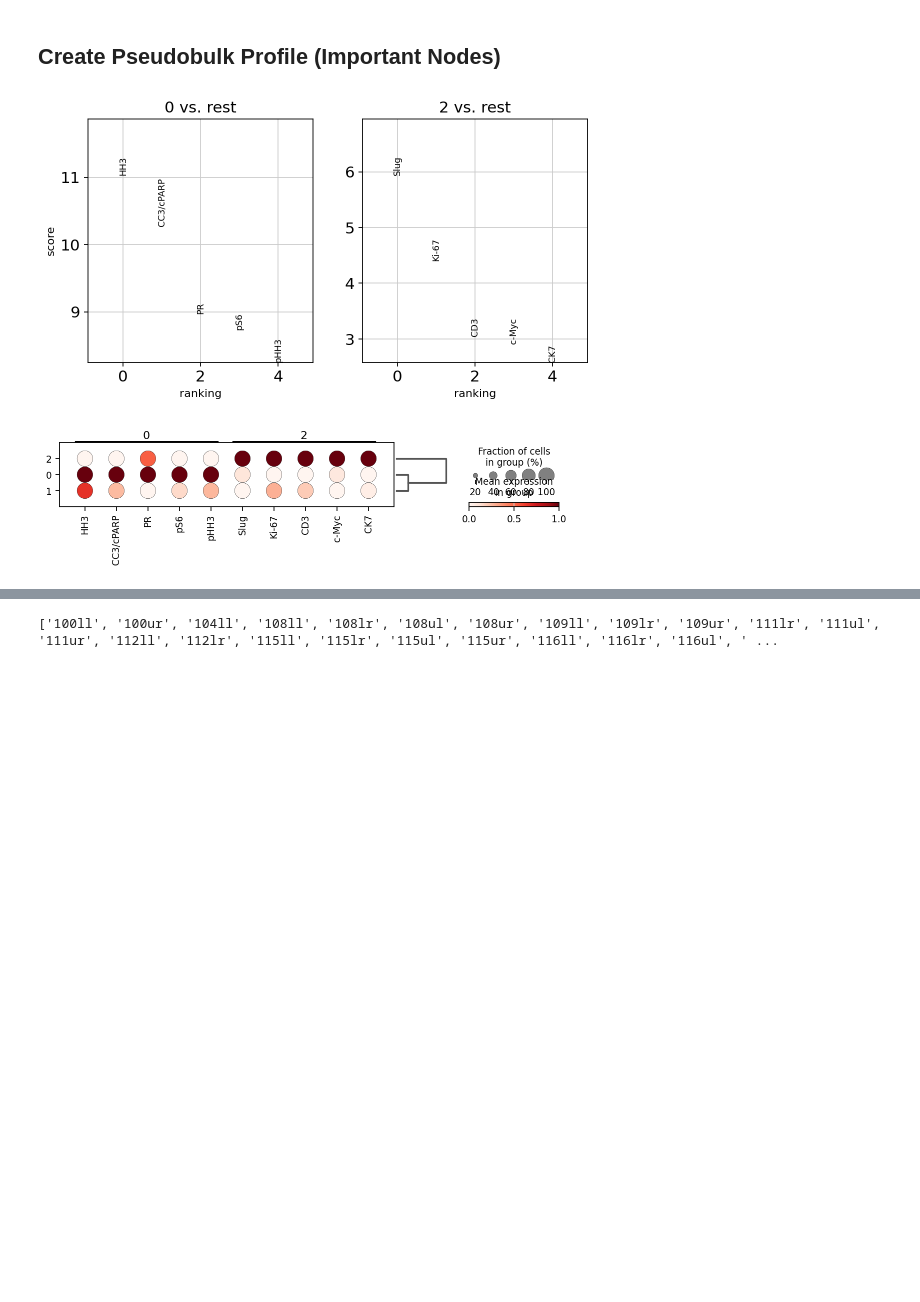
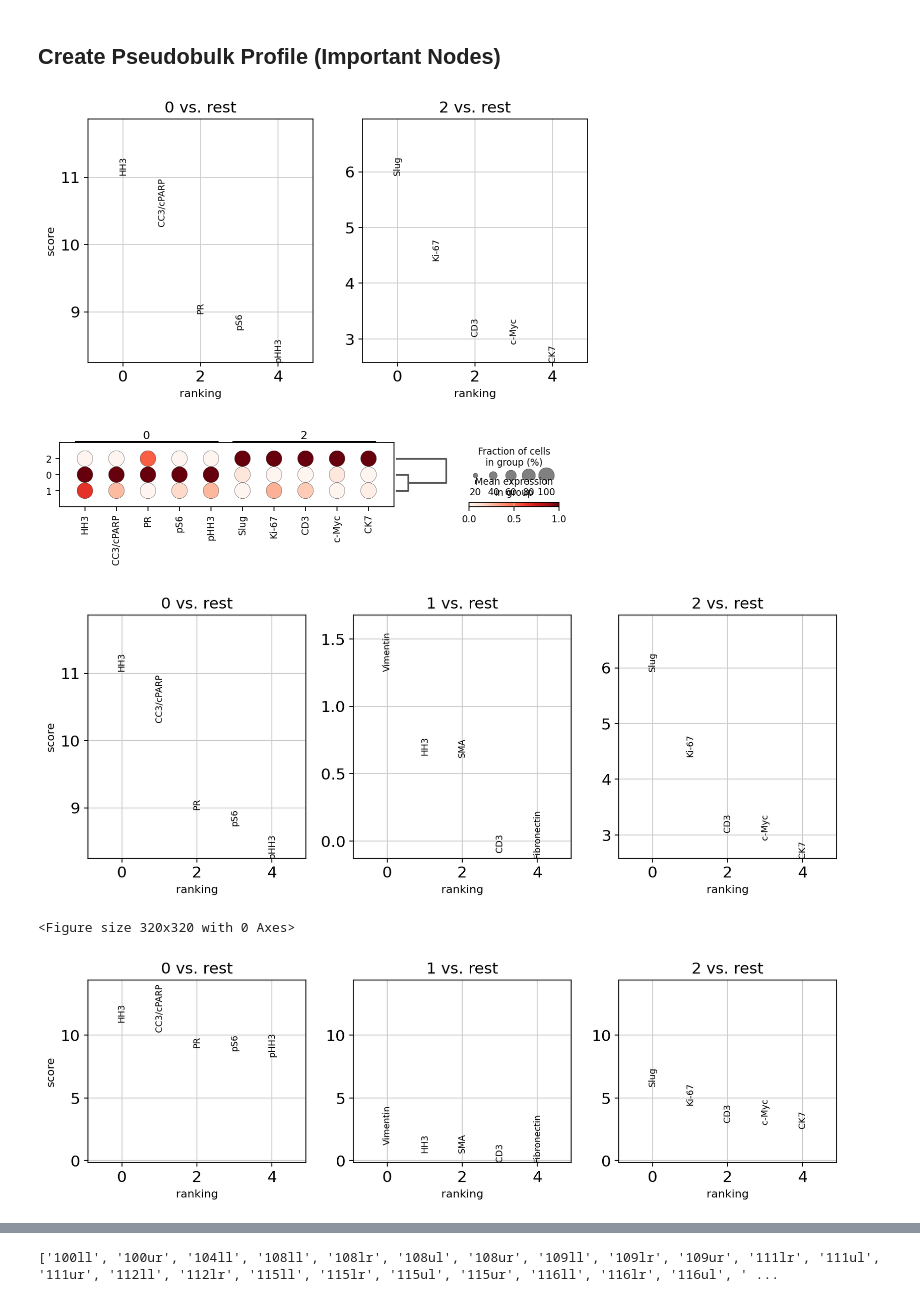
Before and after one commit to saezlab/GNNClinicalOutcomePrediction, a Jupyter notebook: bin/embedding_clustering_JacksonFischer.ipynb, the cells around one changed output, grey strips where cells are left out. Saved outputs shown, nothing was run; the diff lists cells and outputs as text; code cells hidden in the pictures; blank space fills up the shorter version.

```diff
--- a/bin/embedding_clustering_JacksonFischer.ipynb
+++ b/bin/embedding_clustering_JacksonFischer.ipynb
@@ -204,31 +204,55 @@ pdata_imp_vs_unimp = dc.get_pseudobulk(
     min_counts=0
 )
 
 # create a new pseudobulk anndata with only important nodes
 pdata_imp = pdata_imp_vs_unimp[pdata_imp_vs_unimp.obs_names.str.contains("True"),:].copy()
 new_obs_names = [obs_n.split("_")[0] for obs_n in pdata_imp.obs_names]
 pdata_imp.obs_names = new_obs_names
 
 pdata_imp.obs["leiden"] = adata_emb.obs["leiden"]
 pdata_imp.obsm["X_umap"] = adata_emb.obsm["X_umap"]
 
 sc.tl.rank_genes_groups(pdata_imp, groupby=f"leiden", method='wilcoxon', groups=["0", "2"], key_added = f"wilcoxon")
 
 rcParams['figure.figsize']=(4,4)
 plt.rcParams.update({'font.size': 10})
 plt.rcParams.update({'axes.labelsize' : 10})
 
 sc.pl.rank_genes_groups(pdata_imp, n_genes=5, sharey=False,  key=f"wilcoxon", show=False, groupby="leiden")
 plt.tight_layout()
 plt.savefig(os.path.join(PLT_PATH, f"{dataset_name}_psedu_imp_ranking.pdf"), dpi=300)
 
-
 rcParams['figure.figsize']=(4,10)
 plt.rcParams.update({'font.size': 10})
 plt.rcParams.update({'axes.labelsize' : 10})
 sc.pl.rank_genes_groups_dotplot(pdata_imp, n_genes=5, standard_scale='var', key=f"wilcoxon", figsize = (8,8), show=False, groupby="leiden")
 plt.gcf().subplots_adjust(top = 0.60, bottom=0.50)
 plt.savefig(os.path.join(PLT_PATH, f"{dataset_name}_psedu_imp_dotplot.pdf"), dpi=300)
+
+
+
+
+sc.tl.rank_genes_groups(pdata_imp, groupby=f"leiden", method='wilcoxon', key_added = f"wilcoxon_all")
+
+rcParams['figure.figsize']=(4,4)
+plt.rcParams.update({'font.size': 10})
+plt.rcParams.update({'axes.labelsize' : 10})
+
+sc.pl.rank_genes_groups(pdata_imp, n_genes=5, sharey=False,  key=f"wilcoxon_all", show=True, groupby="leiden")
+plt.tight_layout()
+# plt.savefig(os.path.join(PLT_PATH, f"{dataset_name}_psedu_imp_ranking.pdf"), dpi=300)
+
+rcParams['figure.figsize']=(4,3)
+plt.rcParams.update({'font.size': 10})
+plt.rcParams.update({'axes.labelsize' : 10})
+sc.pl.rank_genes_groups(pdata_imp, n_genes=5, standard_scale='var', key=f"wilcoxon_all", figsize = (8,8), show=False, groupby="leiden")
+sc.pl.rank_genes_groups_dotplot(pdata_imp, n_genes=5, standard_scale='var', key=f"wilcoxon_all", figsize = (8,8), show=False, groupby="leiden")
+plt.gcf().subplots_adjust(top = 0.60, bottom=0.50)
+plt.savefig(os.path.join(PLT_PATH, f"{dataset_name}_psedu_imp_dotplot_one_vs_all.pdf"), dpi=300)
+plt.savefig(os.path.join(PLT_PATH, f"{dataset_name}_psedu_imp_dotplot_one_vs_all.png"), dpi=300)
 # %% [output]
 [figure]
 [figure]
+[figure, added]
+<Figure size 320x320 with 0 Axes>
+[figure, added]
```
Also changed, not shown: parts of 18 cells of this notebook, 5 other files.
